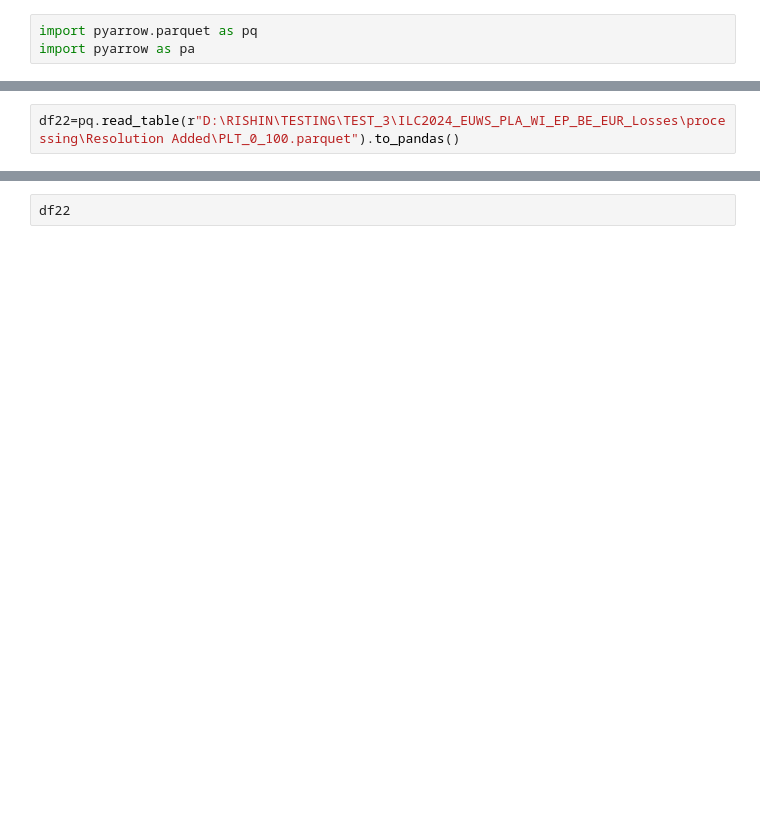
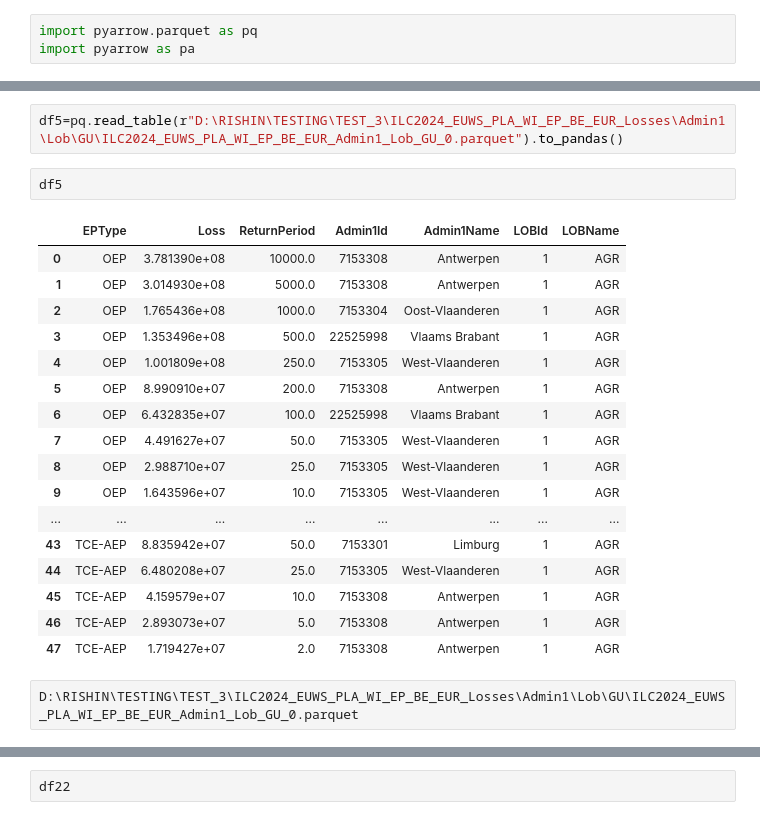
Before and after one commit to Rishinr1/ILC_TASK_2_RESOLUTION, a Jupyter notebook: check_df.ipynb, the cells around one changed output, grey strips where cells are left out. Saved outputs shown, nothing was run; the diff lists cells and outputs as text; blank space fills up the shorter version.

```diff
--- a/check_df.ipynb
+++ b/check_df.ipynb
@@ -22,2 +67,24 @@ df
 # %%
-df22=pq.read_table(r"D:\RISHIN\TESTING\TEST_3\ILC2024_EUWS_PLA_WI_EP_BE_EUR_Losses\processing\Resolution Added\PLT_0_100.parquet").to_pandas()
+df5=pq.read_table(r"D:\RISHIN\TESTING\TEST_3\ILC2024_EUWS_PLA_WI_EP_BE_EUR_Losses\Admin1\Lob\GU\ILC2024_EUWS_PLA_WI_EP_BE_EUR_Admin1_Lob_GU_0.parquet").to_pandas()
+# %%
+df5
+# %% [output]
+|  | EPType | Loss | ReturnPeriod | Admin1Id | Admin1Name | LOBId | LOBName |
+| 0 | OEP | 3.781390e+08 | 10000.0 | 7153308 | Antwerpen | 1 | AGR |
+| 1 | OEP | 3.014930e+08 | 5000.0 | 7153308 | Antwerpen | 1 | AGR |
+| 2 | OEP | 1.765436e+08 | 1000.0 | 7153304 | Oost-Vlaanderen | 1 | AGR |
+| 3 | OEP | 1.353496e+08 | 500.0 | 22525998 | Vlaams Brabant | 1 | AGR |
+| 4 | OEP | 1.001809e+08 | 250.0 | 7153305 | West-Vlaanderen | 1 | AGR |
+| 5 | OEP | 8.990910e+07 | 200.0 | 7153308 | Antwerpen | 1 | AGR |
+| 6 | OEP | 6.432835e+07 | 100.0 | 22525998 | Vlaams Brabant | 1 | AGR |
+| 7 | OEP | 4.491627e+07 | 50.0 | 7153305 | West-Vlaanderen | 1 | AGR |
+| 8 | OEP | 2.988710e+07 | 25.0 | 7153305 | West-Vlaanderen | 1 | AGR |
+| 9 | OEP | 1.643596e+07 | 10.0 | 7153305 | West-Vlaanderen | 1 | AGR |
+| ... | ... | ... | ... | ... | ... | ... | ... |
+| 43 | TCE-AEP | 8.835942e+07 | 50.0 | 7153301 | Limburg | 1 | AGR |
+| 44 | TCE-AEP | 6.480208e+07 | 25.0 | 7153305 | West-Vlaanderen | 1 | AGR |
+| 45 | TCE-AEP | 4.159579e+07 | 10.0 | 7153308 | Antwerpen | 1 | AGR |
+| 46 | TCE-AEP | 2.893073e+07 | 5.0 | 7153308 | Antwerpen | 1 | AGR |
+| 47 | TCE-AEP | 1.719427e+07 | 2.0 | 7153308 | Antwerpen | 1 | AGR |
+# %%
+D:\RISHIN\TESTING\TEST_3\ILC2024_EUWS_PLA_WI_EP_BE_EUR_Losses\Admin1\Lob\GU\ILC2024_EUWS_PLA_WI_EP_BE_EUR_Admin1_Lob_GU_0.parquet
```
Also changed, not shown: parts of 13 cells of this notebook, 2 other files.
